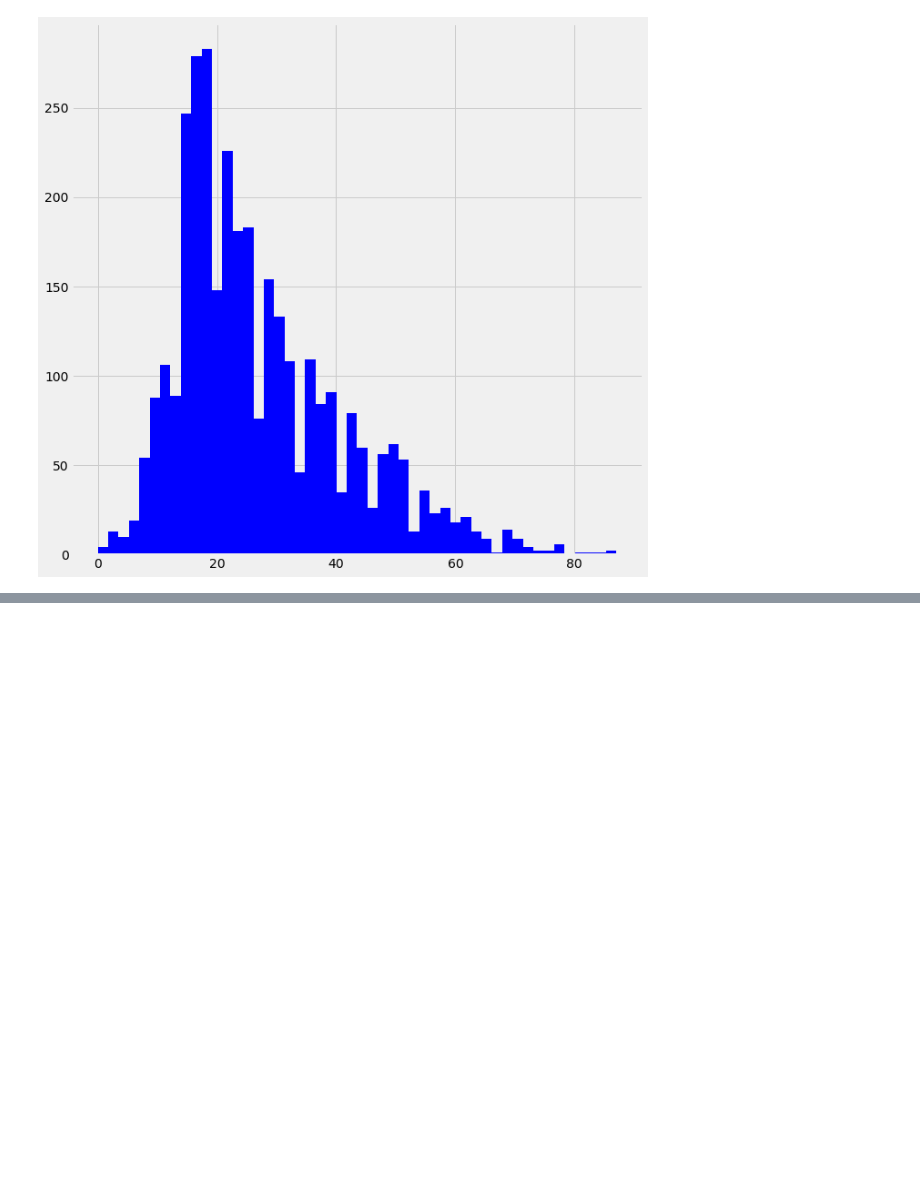
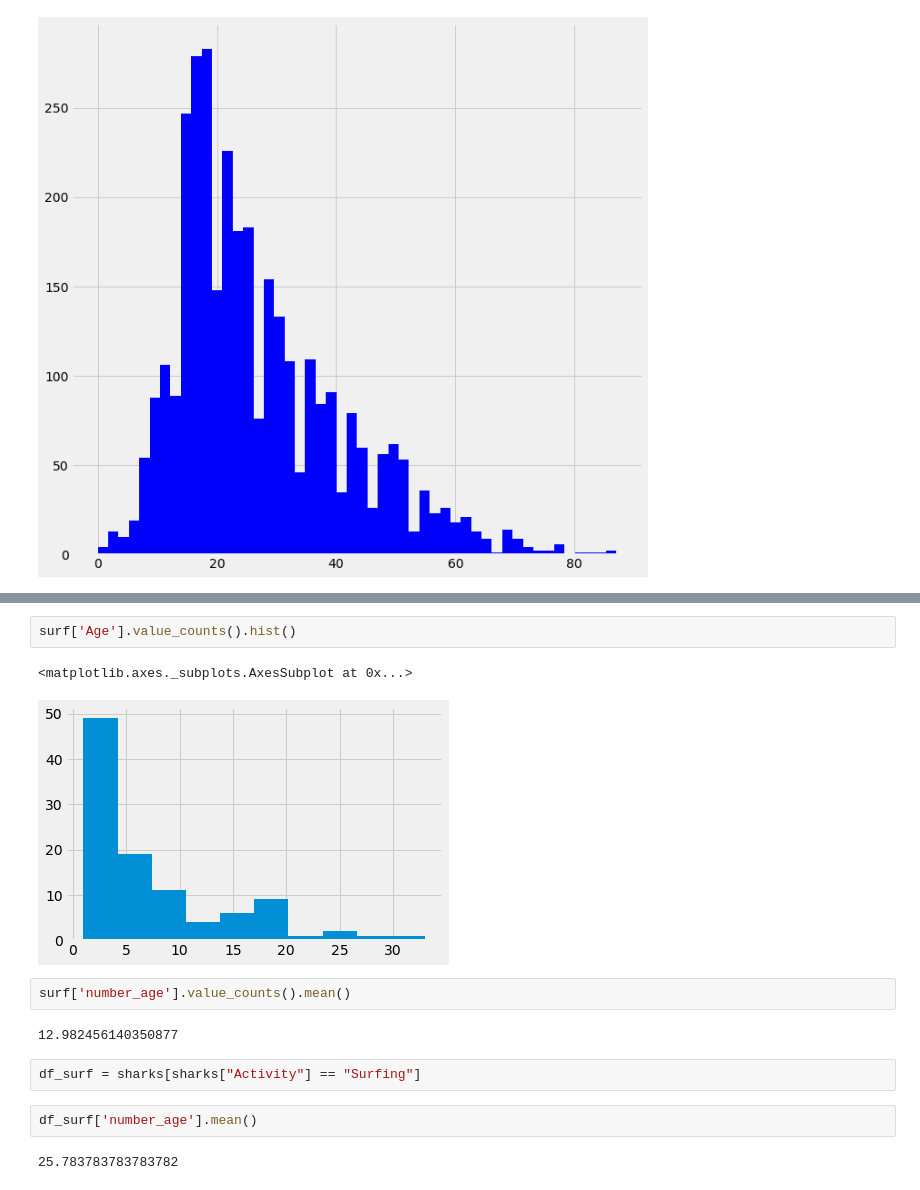
Before and after one commit to Dgorgs/studio-projects, a Jupyter notebook: code/project_shark/Projekt1_sharks.ipynb, the cells around one changed output, grey strips where cells are left out. Cells and saved outputs as stored; diff of their text form; blank space fills up the shorter version.

```diff
--- a/code/project_shark/Projekt1_sharks.ipynb
+++ b/code/project_shark/Projekt1_sharks.ipynb
@@ -1596,0 +1610,15 @@ plt.savefig("age.pdf")
+# %%
+surf['Age'].value_counts().hist()
+# %% [output]
+<matplotlib.axes._subplots.AxesSubplot at 0x...>
+[figure, added]
+# %%
+surf['number_age'].value_counts().mean()
+# %% [output]
+12.982456140350877
+# %%
+df_surf = sharks[sharks["Activity"] == "Surfing"]
+# %%
+df_surf['number_age'].mean()
+# %% [output]
+25.783783783783782
```
Also changed, not shown: parts of 4 cells of this notebook, 2 other files.
